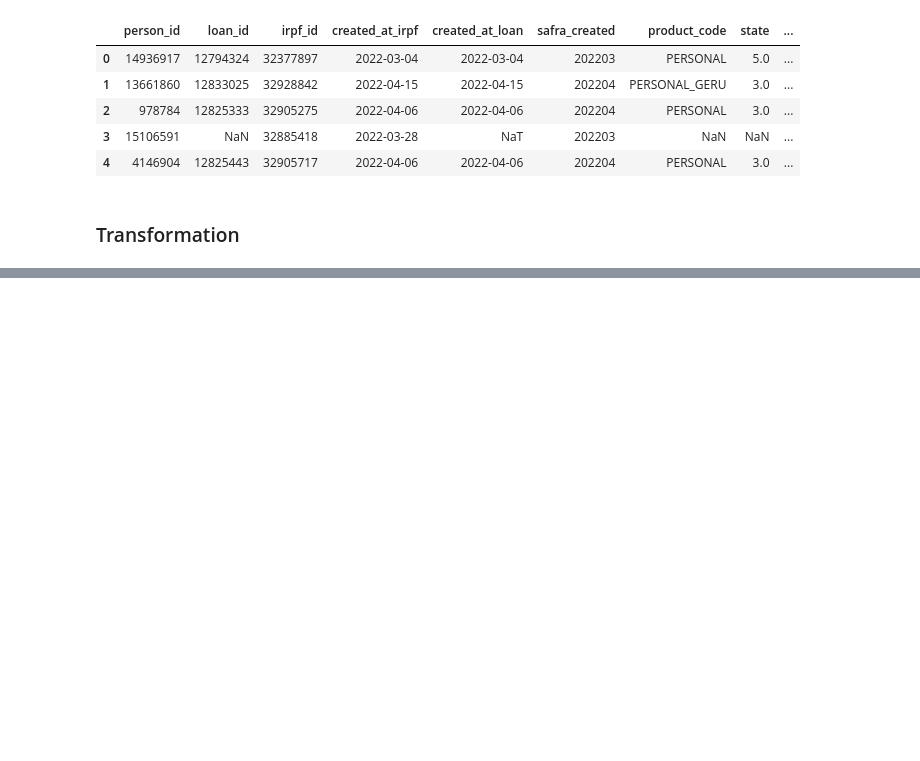
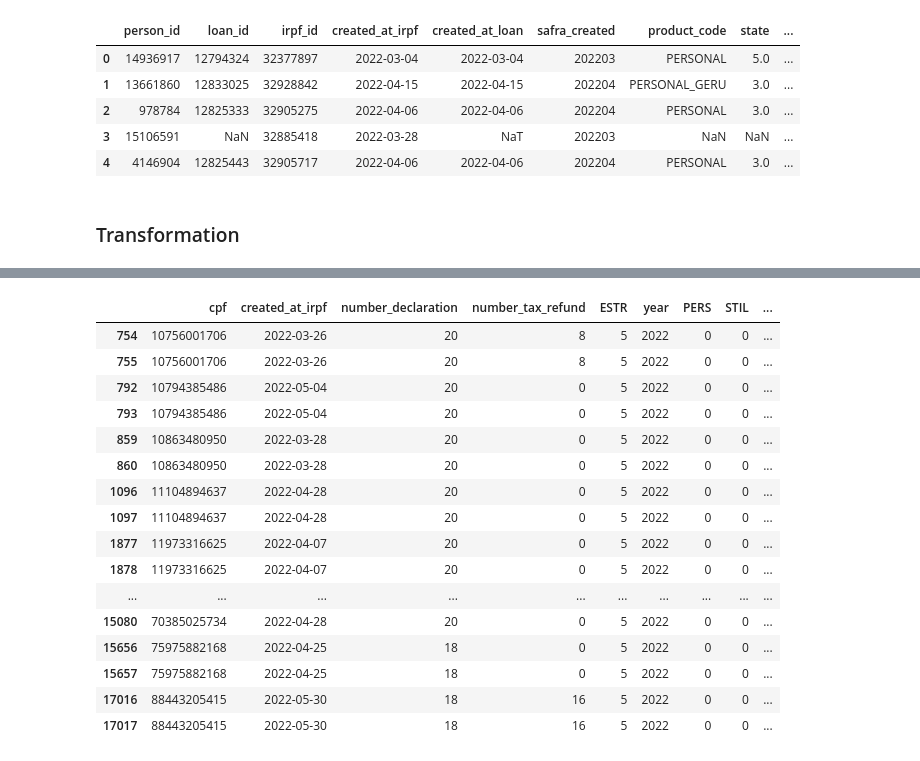
Before and after one commit to jardesonbarbosa-openco/fs_preprocessing, a Jupyter notebook: notebooks/data_analysis.ipynb, the cells around one changed output, grey strips where cells are left out. Drawn from its saved outputs; the diff is of its cells as text; code cells hidden in the pictures; blank space fills up the shorter version.

```diff
--- a/notebooks/data_analysis.ipynb
+++ b/notebooks/data_analysis.ipynb
@@ -279,6 +283,8 @@ gp_estr = df.groupby(['cpf', 'created_at_irpf']).agg(
 gp_estr['ESTR'] = set_star_number(gp_estr.number_declaration.values, gp_estr.number_tax_refund.values)
 # %%
 branch_codes = ['PERS', 'STIL', 'PRIM', 'OUTR', 'HSBC', 'VANG', 'UNIC', 'ESPA', 'PRIV']
+year_list = [int(x) for x in list(presumed_income_dict.keys())]
+year_list.sort()
 
 dtypes = {
     'branch_code': pd.CategoricalDtype(categories=branch_codes)
@@ -290,7 +296,10 @@ gp_branch = pd.get_dummies(df.astype(dtypes),
                 prefix_sep='').groupby(
                     ['cpf', 'created_at_irpf']
                     )[branch_codes].sum().reset_index()
+
+gp_estr['year'] = gp_estr.created_at_irpf.dt.year
 # %%
-gp_estr.merge(
-    gp_branch,
-    on=['cpf', 'created_at_irpf'], how='left').head(20)
+gp_estr = gp_estr.merge(
+        gp_branch,
+        on=['cpf', 'created_at_irpf'], how='left')
+del gp_branch
@@ -338,0 +331,24 @@ def get_presumed_income():
+# %%
+bob = gp_estr.merge(
+                df[['cpf', 'created_at_irpf', 'branch_code_pl']].drop_duplicates(keep='first'),
+                on=['cpf', 'created_at_irpf'], how='left')
+
+bob[bob.duplicated(['cpf', 'created_at_irpf'], keep=False)]
+# %% [output]
+|  | cpf | created_at_irpf | number_declaration | number_tax_refund | ESTR | year | PERS | STIL | ... |
+| 754 | 10756001706 | 2022-03-26 | 20 | 8 | 5 | 2022 | 0 | 0 | ... |
+| 755 | 10756001706 | 2022-03-26 | 20 | 8 | 5 | 2022 | 0 | 0 | ... |
+| 792 | 10794385486 | 2022-05-04 | 20 | 0 | 5 | 2022 | 0 | 0 | ... |
+| 793 | 10794385486 | 2022-05-04 | 20 | 0 | 5 | 2022 | 0 | 0 | ... |
+| 859 | 10863480950 | 2022-03-28 | 20 | 0 | 5 | 2022 | 0 | 0 | ... |
+| 860 | 10863480950 | 2022-03-28 | 20 | 0 | 5 | 2022 | 0 | 0 | ... |
+| 1096 | 11104894637 | 2022-04-28 | 20 | 0 | 5 | 2022 | 0 | 0 | ... |
+| 1097 | 11104894637 | 2022-04-28 | 20 | 0 | 5 | 2022 | 0 | 0 | ... |
+| 1877 | 11973316625 | 2022-04-07 | 20 | 0 | 5 | 2022 | 0 | 0 | ... |
+| 1878 | 11973316625 | 2022-04-07 | 20 | 0 | 5 | 2022 | 0 | 0 | ... |
+| ... | ... | ... | ... | ... | ... | ... | ... | ... | ... |
+| 15080 | 70385025734 | 2022-04-28 | 20 | 0 | 5 | 2022 | 0 | 0 | ... |
+| 15656 | 75975882168 | 2022-04-25 | 18 | 0 | 5 | 2022 | 0 | 0 | ... |
+| 15657 | 75975882168 | 2022-04-25 | 18 | 0 | 5 | 2022 | 0 | 0 | ... |
+| 17016 | 88443205415 | 2022-05-30 | 18 | 16 | 5 | 2022 | 0 | 0 | ... |
+| 17017 | 88443205415 | 2022-05-30 | 18 | 16 | 5 | 2022 | 0 | 0 | ... |
```
Also changed, not shown: parts of 13 cells of this notebook, 1 other file.
